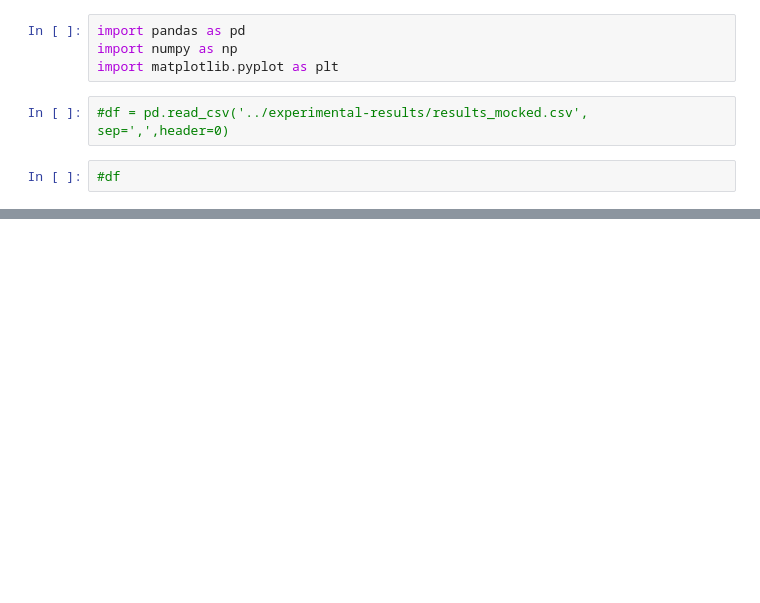
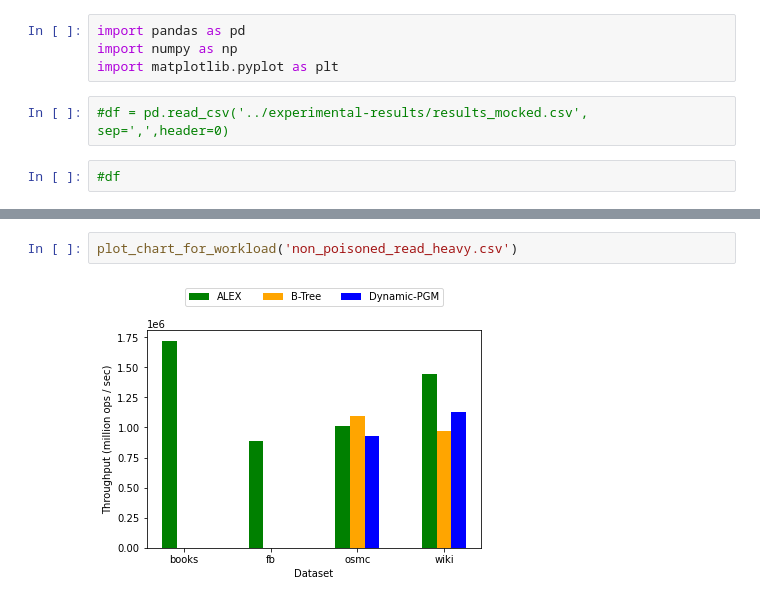
Before and after one commit to Bachfischer/adversarial-ml-for-learned-indexes, a Jupyter notebook: src/visualization.ipynb, the cells around one changed output, grey strips where cells are left out. Cells and saved outputs as stored; diff of their text form; blank space fills up the shorter version.

```diff
--- a/src/visualization.ipynb
+++ b/src/visualization.ipynb
@@ -45,0 +47,4 @@ plot_chart_for_workload('results_mocked.csv')
+# %%
+plot_chart_for_workload('non_poisoned_read_heavy.csv')
+# %% [output]
+[figure, added]
```
Also changed, not shown: parts of 6 cells of this notebook.
